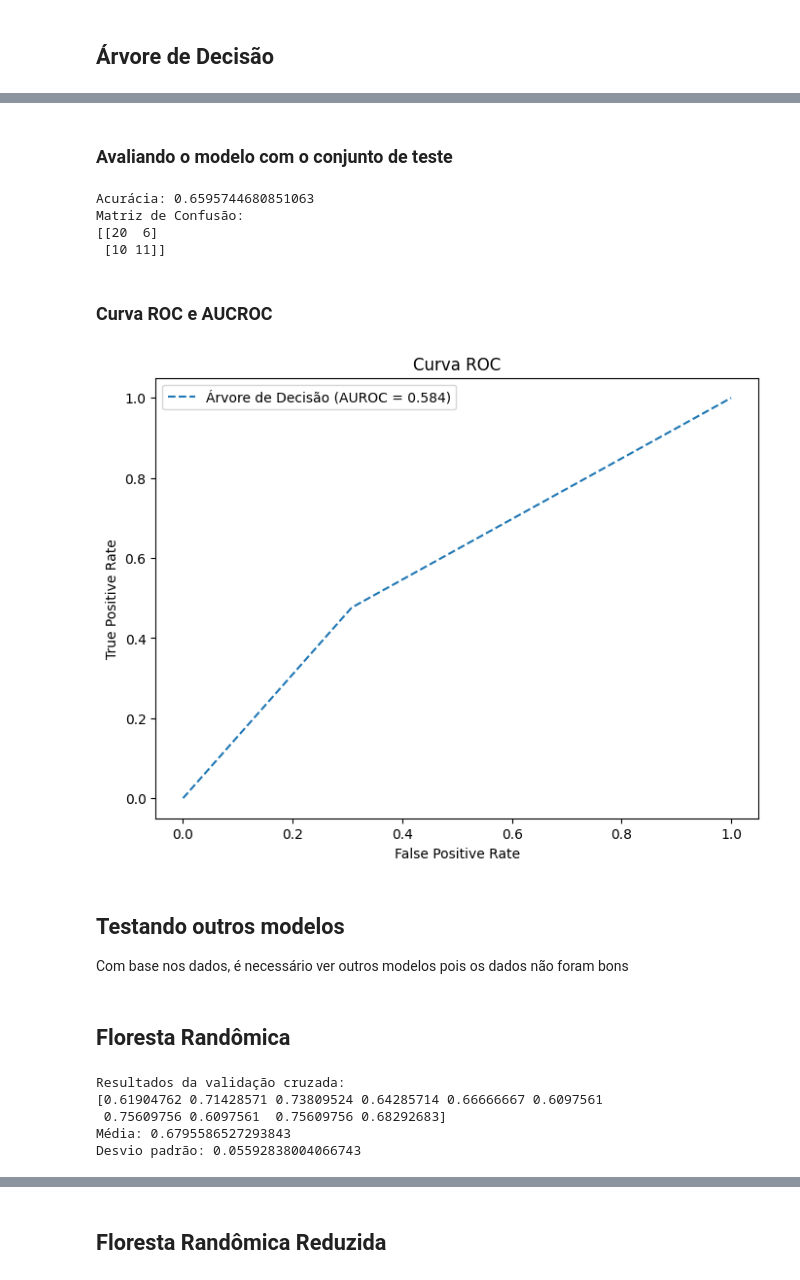
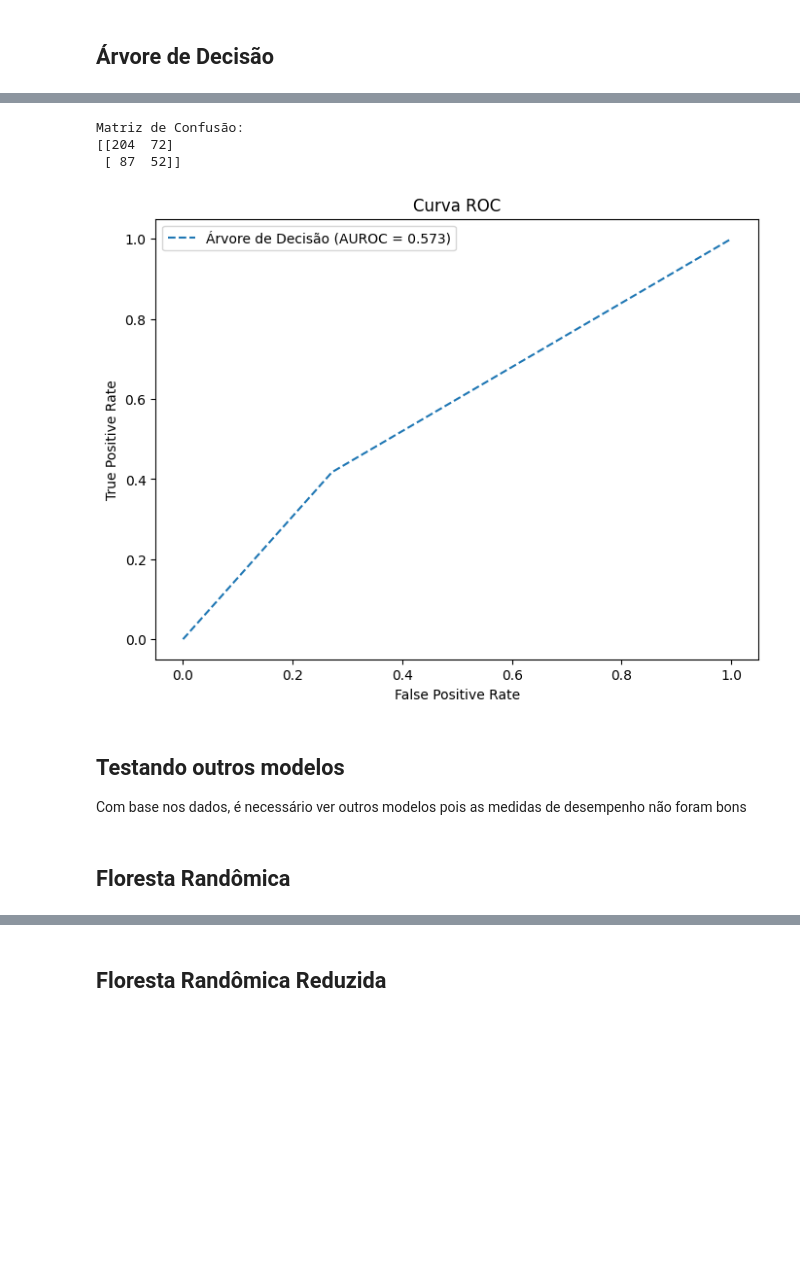
Before and after one commit to Matheus2608/Data-Science, a Jupyter notebook: Projeto.ipynb, the cells around one changed output, grey strips where cells are left out. Saved outputs shown, nothing was run; the diff lists cells and outputs as text; code cells hidden in the pictures; blank space fills up the shorter version.

```diff
--- a/Projeto.ipynb
+++ b/Projeto.ipynb
@@ -128,5 +128,25 @@ from sklearn.metrics import roc_curve, roc_auc_score
 import matplotlib.pyplot as plt
 from sklearn.ensemble import RandomForestClassifier
 from sklearn.ensemble import RandomForestClassifier
+# %%
+fp_rate_tp_rate_auc_nome = []
+def avaliacao_modelo(modelo, nome_modelo):
+
+  y_train_prepared = cross_val_predict(modelo, x_treinamento, y_treinamento, cv=10)
+  print("Matriz de Confusão:")
+  print(confusion_matrix(y_treinamento, y_train_prepared))
+
+  modelo_probs = cross_val_predict(modelo, x_treinamento, y_treinamento ,cv=10, method='predict_proba')[:, 1] # pontuaçao = probabilidade da classe positiva
+  modelo_fp_rate, modelo_tp_rate, threshold = roc_curve(y_treinamento, modelo_probs)
+  modelo_auc = roc_auc_score(y_treinamento, modelo_probs)
+
+  plt.figure(figsize=(8,6), dpi=100)
+  plt.plot(modelo_fp_rate, modelo_tp_rate,linestyle='--', label=f"{nome_modelo} (AUROC = %0.3f)" % modelo_auc)
+  plt.xlabel("False Positive Rate")
+  plt.ylabel("True Positive Rate")
+  plt.title("Curva ROC")
+  plt.legend()
+  plt.show()
+  fp_rate_tp_rate_auc_nome.append((modelo_fp_rate, modelo_tp_rate, modelo_auc, nome_modelo))
 # %% [markdown]
 ## Árvore de Decisão
@@ -146,15 +152,0 @@ Desvio padrão: 0.07821032052889991
-# %% [markdown]
-### Avaliando o modelo com o conjunto de teste
-# %%
-arv_decisao.fit(x_treinamento, y_treinamento)
-predicoes = arv_decisao.predict(x_teste)
-print("Acurácia:", accuracy_score(y_teste, predicoes))
-print("Matriz de Confusão:")
-print(confusion_matrix(y_teste, predicoes))
-# %% [output]
-Acurácia: 0.6595744680851063
-Matriz de Confusão:
-[[20  6]
- [10 11]]
-# %% [markdown]
-### Curva ROC e AUCROC
@@ -166,30 +153,13 @@ arv_dec_probs = arv_decisao.predict_proba(x_teste)[:,1]
-# %%
-arv_dec_fp_rate, arv_dec_tp_rate, threshold = roc_curve(y_teste, arv_dec_probs)
-arv_dec_auc = roc_auc_score(y_teste, arv_dec_probs)
-plt.figure(figsize=(8,6), dpi=100)
-plt.plot(arv_dec_fp_rate, arv_dec_tp_rate,linestyle='--', label="Árvore de Decisão (AUROC = %0.3f)" % arv_dec_auc)
-plt.xlabel("False Positive Rate")
-plt.ylabel("True Positive Rate")
-plt.title("Curva ROC")
-plt.legend()
-plt.show()
-# %% [output]
-[figure, removed]
+# %%
+modelo1, nome1 = DecisionTreeClassifier(), "Árvore de Decisão"
+avaliacao_modelo(modelo1, nome1)
+# %% [output]
+Matriz de Confusão:
+[[204  72]
+ [ 87  52]]
+[figure, added]
 # %% [markdown]
 ## Testando outros modelos
-Com base nos dados, é necessário ver outros modelos pois os dados não foram bons
+Com base nos dados, é necessário ver outros modelos pois as medidas de desempenho não foram bons
 # %% [markdown]
 ## Floresta Randômica
-# %%
-rf = RandomForestClassifier(n_estimators=100, max_features=9, random_state=0)
-resultado_validacao_cruzada = cross_val_score(rf, x_treinamento, y_treinamento ,cv=10, scoring='accuracy')
-print("Resultados da validação cruzada:")
-print(resultado_validacao_cruzada)
-print("Média:", resultado_validacao_cruzada.mean())
-print("Desvio padrão:", resultado_validacao_cruzada.std())
-# %% [output]
-Resultados da validação cruzada:
-[0.61904762 0.71428571 0.73809524 0.64285714 0.66666667 0.6097561
- 0.75609756 0.6097561  0.75609756 0.68292683]
-Média: 0.6795586527293843
-Desvio padrão: 0.05592838004066743
```
Also changed, not shown: parts of 23 cells of this notebook.
